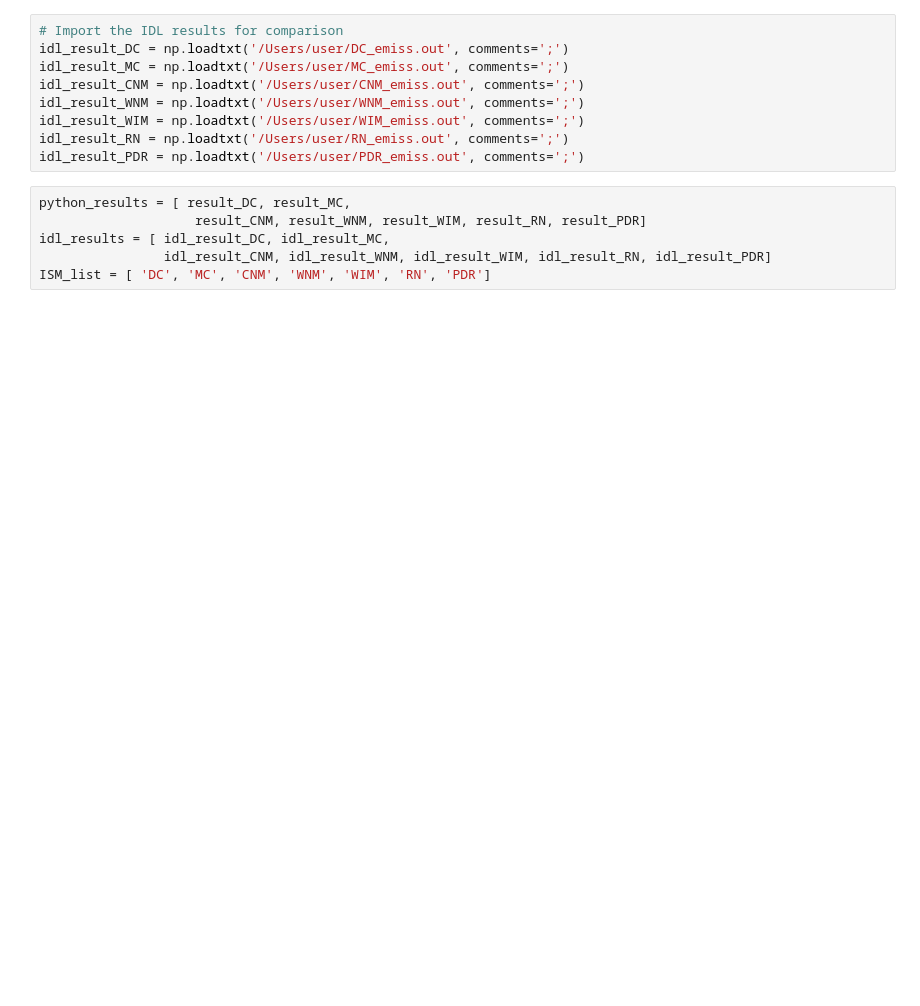
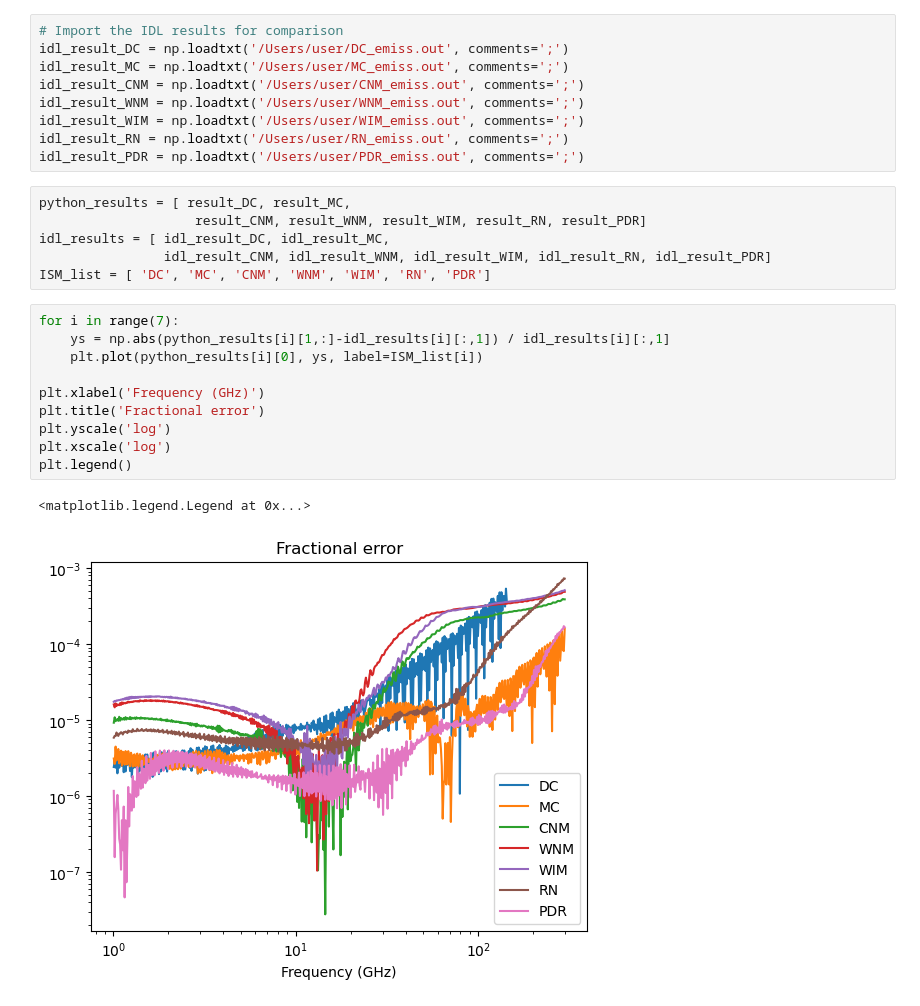
Before and after one commit to zzhang0123/spdust_python, a Jupyter notebook: notebooks/spdust_IDLvsPython.ipynb, the cells around one changed output. Saved outputs shown, nothing was run; the diff lists cells and outputs as text; blank space fills up the shorter version.

```diff
--- a/notebooks/spdust_IDLvsPython.ipynb
+++ b/notebooks/spdust_IDLvsPython.ipynb
@@ -78,3 +190,16 @@ python_results = [ result_DC, result_MC,
 idl_results = [ idl_result_DC, idl_result_MC,
                 idl_result_CNM, idl_result_WNM, idl_result_WIM, idl_result_RN, idl_result_PDR]
 ISM_list = [ 'DC', 'MC', 'CNM', 'WNM', 'WIM', 'RN', 'PDR']
+# %%
+for i in range(7):
+    ys = np.abs(python_results[i][1,:]-idl_results[i][:,1]) / idl_results[i][:,1]
+    plt.plot(python_results[i][0], ys, label=ISM_list[i])
+
+plt.xlabel('Frequency (GHz)')
+plt.title('Fractional error')
+plt.yscale('log')
+plt.xscale('log')
+plt.legend()
+# %% [output]
+<matplotlib.legend.Legend at 0x...>
+[figure, added]
```
Also changed, not shown: parts of 21 cells of this notebook, 23 other files.
